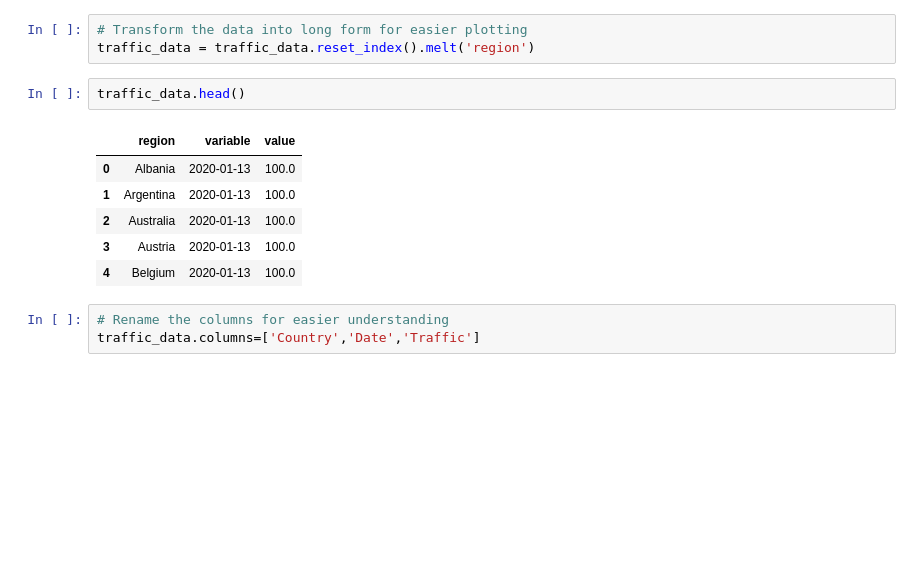
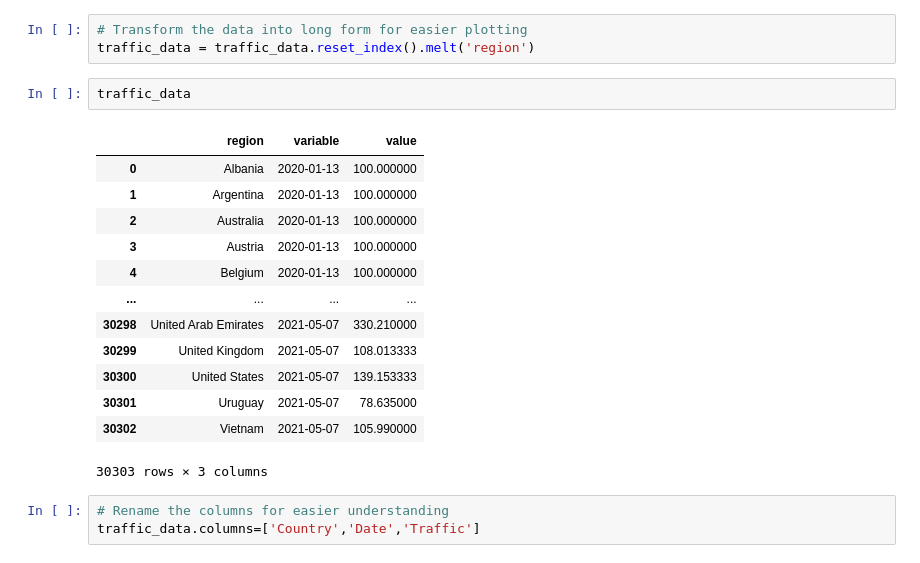
Before and after one commit to Wenjun-Mao/SIADS591_Project, a Jupyter notebook: Project591_EDA_Traffic.ipynb, the cells around one changed output. Drawn from its saved outputs; the diff is of its cells as text; blank space fills up the shorter version.

```diff
--- a/Project591_EDA_Traffic.ipynb
+++ b/Project591_EDA_Traffic.ipynb
@@ -54,14 +64,21 @@ traffic_data.head()
 # Transform the data into long form for easier plotting
 traffic_data = traffic_data.reset_index().melt('region')
 # %%
-traffic_data.head()
+traffic_data
 # %% [output]
 |  | region | variable | value |
-| 0 | Albania | 2020-01-13 | 100.0 |
-| 1 | Argentina | 2020-01-13 | 100.0 |
-| 2 | Australia | 2020-01-13 | 100.0 |
-| 3 | Austria | 2020-01-13 | 100.0 |
-| 4 | Belgium | 2020-01-13 | 100.0 |
+| 0 | Albania | 2020-01-13 | 100.000000 |
+| 1 | Argentina | 2020-01-13 | 100.000000 |
+| 2 | Australia | 2020-01-13 | 100.000000 |
+| 3 | Austria | 2020-01-13 | 100.000000 |
+| 4 | Belgium | 2020-01-13 | 100.000000 |
+| ... | ... | ... | ... |
+| 30298 | United Arab Emirates | 2021-05-07 | 330.210000 |
+| 30299 | United Kingdom | 2021-05-07 | 108.013333 |
+| 30300 | United States | 2021-05-07 | 139.153333 |
+| 30301 | Uruguay | 2021-05-07 | 78.635000 |
+| 30302 | Vietnam | 2021-05-07 | 105.990000 |
+30303 rows × 3 columns
 # %%
 # Rename the columns for easier understanding
 traffic_data.columns=['Country','Date','Traffic']
```
Also changed, not shown: parts of 4 cells of this notebook, 5 other files.
